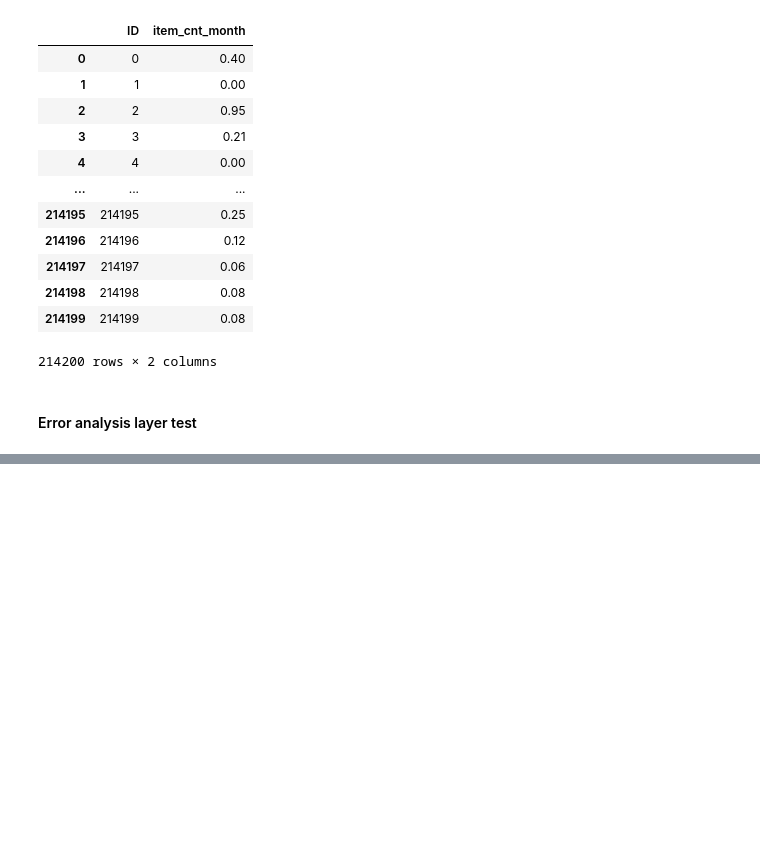
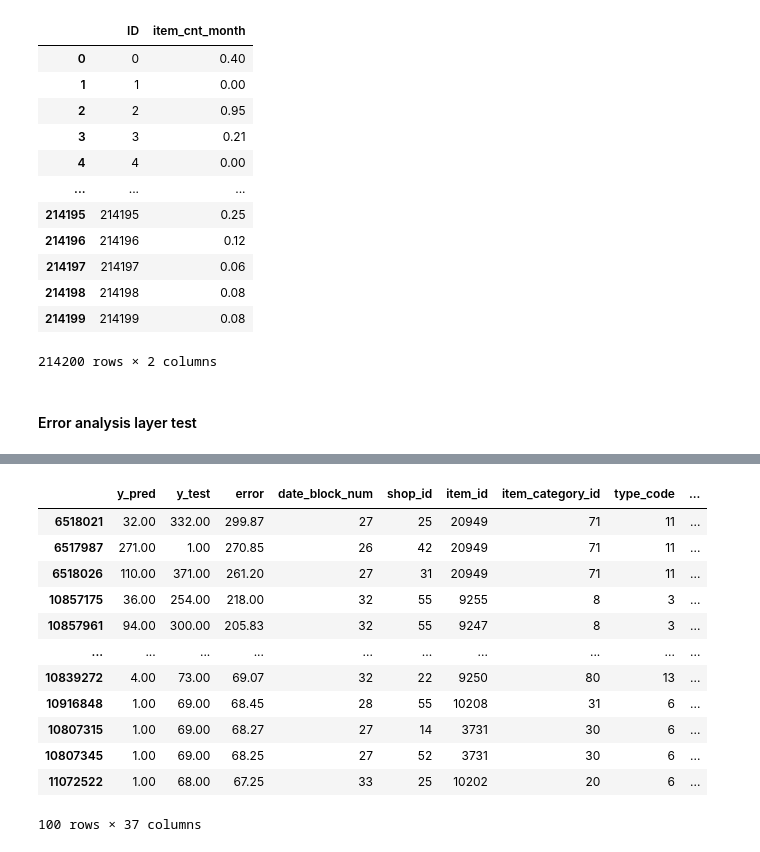
Before and after one commit to Yarmmax/DS_Intership, a Jupyter notebook: Advanced modeling.ipynb, the cells around one changed output, grey strips where cells are left out. Cells and saved outputs as stored; diff of their text form; code cells hidden in the pictures; blank space fills up the shorter version.

Commit message:
DS-3-Advanced-modeling
Changes:
 -Added errror ananlysis report output

```diff
--- a/Advanced modeling.ipynb
+++ b/Advanced modeling.ipynb
@@ -303,7 +303,7 @@ class Pipeline:
                  test_data,
                  submission_example,
                  metrics=['rmse'],
-                 model=cb.CatBoostRegressor(),
+                 model=cb.CatBoostRegressor(silent=True),
                  check_nans = True,
                  dropna = False,
                  check_infs = True,
@@ -388,7 +388,7 @@ class Pipeline:
         X_test = self.test_data
         X_test['date_block_num'] = 34
         if optimal_hyperparametres is not None:
-            model = cb.CatBoostRegressor(**optimal_hyperparametres, iterations=1000)
+            model = cb.CatBoostRegressor(**optimal_hyperparametres, iterations=1000, silent=True)
         else:
             model = self.model
         model.fit(X_train, y_train)
@@ -999,11 +999,18 @@ Wall time: 3min 6s
 #### Error analysis layer test
 # %%
 %%time
+optimal_params = {'learning_rate': 0.03259045124467292,
+                  'depth': 1,
+                  'subsample': 0.33601321934039546,
+                  'colsample_bylevel': 0.7099208173278161,
+                  'min_data_in_leaf': 56
+                 }
+
 CatBoostTestError = Pipeline(train_data=data['train_data'],
                  test_data=data['test_data'],
                  submission_example=data['submission_example'],
                  metrics=['rmse'],
-                 model = cb.CatBoostRegressor(iterations=10, random_state=42, silent=True),
+                 model = cb.CatBoostRegressor(iterations=1000, random_state=42, **optimal_params, silent=True),
                  check_nans=False,
                  error_analysis_layer=True
                 )
@@ -1014,0 +1042,16 @@ error_analysis, predictions = CatBoostTestError.evaluate()
+# %%
+error_analysis['high_error_predictions']
+# %% [output]
+|  | y_pred | y_test | error | date_block_num | shop_id | item_id | item_category_id | type_code | ... |
+| 6518021 | 32.00 | 332.00 | 299.87 | 27 | 25 | 20949 | 71 | 11 | ... |
+| 6517987 | 271.00 | 1.00 | 270.85 | 26 | 42 | 20949 | 71 | 11 | ... |
+| 6518026 | 110.00 | 371.00 | 261.20 | 27 | 31 | 20949 | 71 | 11 | ... |
+| 10857175 | 36.00 | 254.00 | 218.00 | 32 | 55 | 9255 | 8 | 3 | ... |
+| 10857961 | 94.00 | 300.00 | 205.83 | 32 | 55 | 9247 | 8 | 3 | ... |
+| ... | ... | ... | ... | ... | ... | ... | ... | ... | ... |
+| 10839272 | 4.00 | 73.00 | 69.07 | 32 | 22 | 9250 | 80 | 13 | ... |
+| 10916848 | 1.00 | 69.00 | 68.45 | 28 | 55 | 10208 | 31 | 6 | ... |
+| 10807315 | 1.00 | 69.00 | 68.27 | 27 | 14 | 3731 | 30 | 6 | ... |
+| 10807345 | 1.00 | 69.00 | 68.25 | 27 | 52 | 3731 | 30 | 6 | ... |
+| 11072522 | 1.00 | 68.00 | 67.25 | 33 | 25 | 10202 | 20 | 6 | ... |
+100 rows × 37 columns
```
Also changed, not shown: parts of 15 cells of this notebook, 4 other files.
